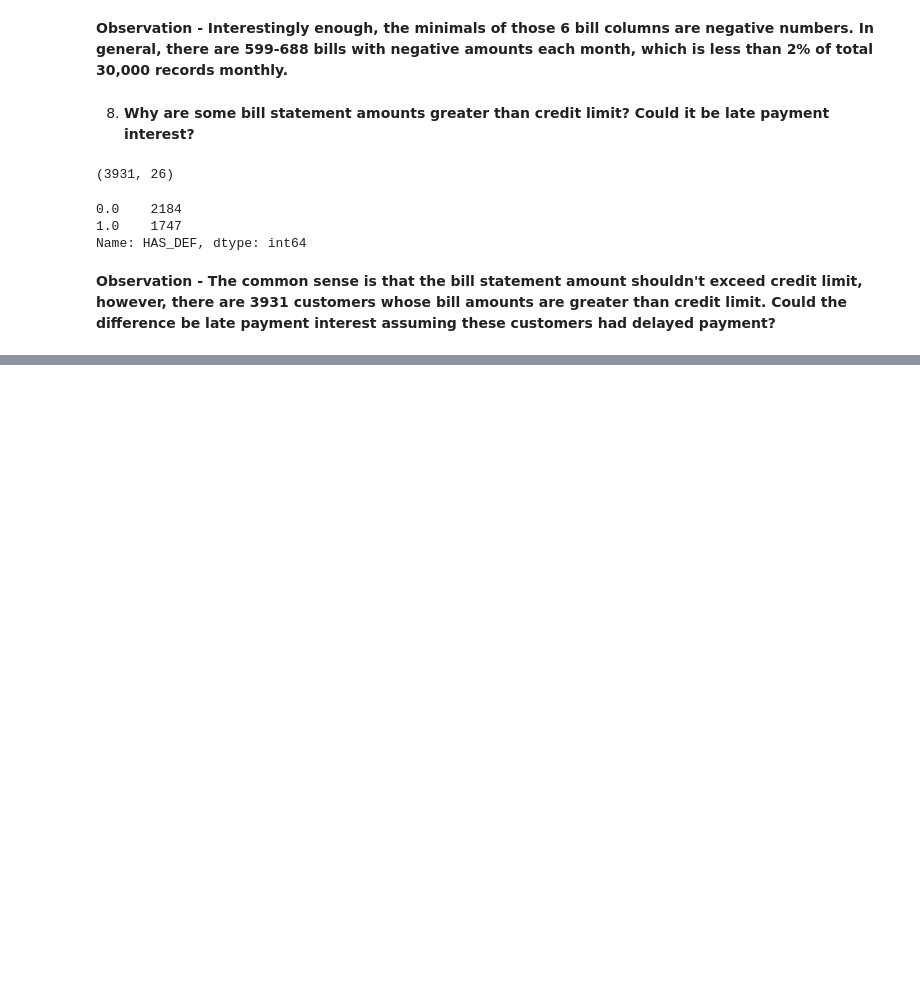
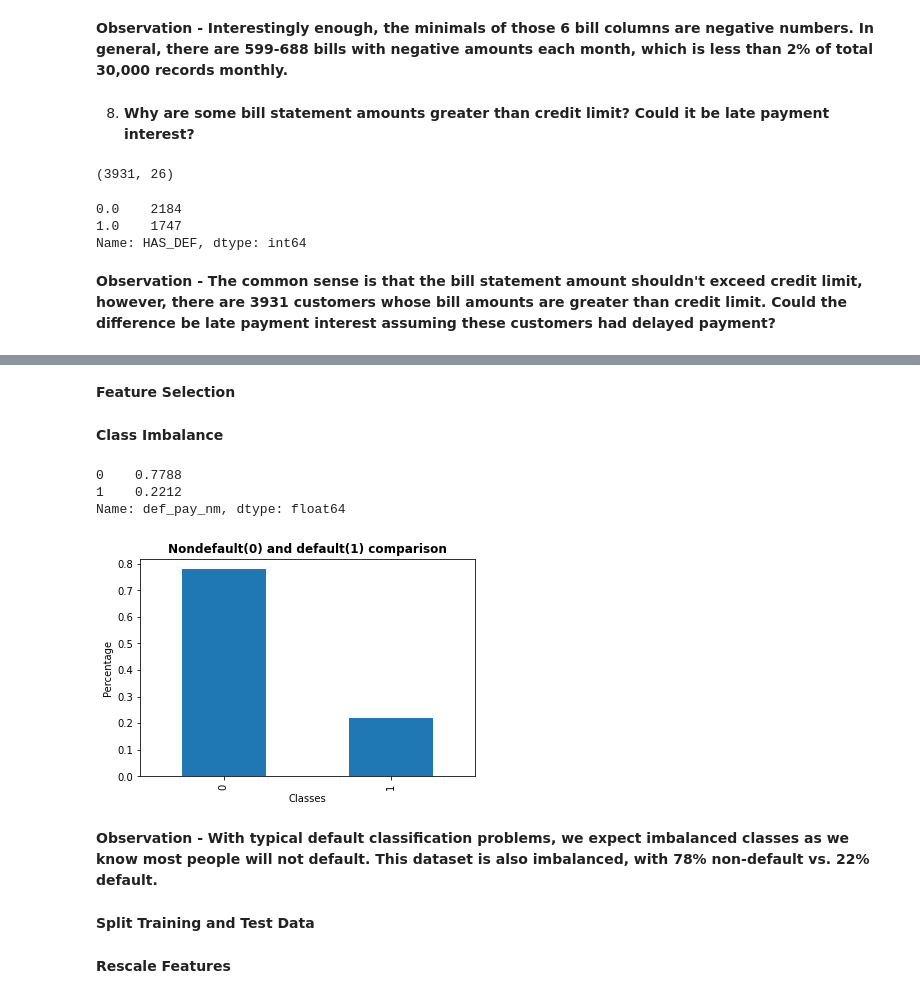
Before and after one commit to DSJibran/Credit-Card-Default-Prediction, a Jupyter notebook: Credit_Card_Default_Prediction.ipynb, the cells around one changed output, grey strips where cells are left out. Saved outputs shown, nothing was run; the diff lists cells and outputs as text; code cells hidden in the pictures; blank space fills up the shorter version.

```diff
--- a/Credit_Card_Default_Prediction.ipynb
+++ b/Credit_Card_Default_Prediction.ipynb
@@ -597,0 +616,12 @@ Name: HAS_DEF, dtype: int64
+# %%
+#Bin ‘AGE’ data to 6 groups
+bins= [21,30,40,50,60,70,80]
+labels = list(range(6))
+df['AGE'] = pd.cut(df['AGE'],bins=bins, labels=labels,right=False)
+
+# Covert categorical column into integer by extracting the code of the categories
+df.AGE = df.AGE.cat.codes
+# %%
+df['SEX'] = pd.get_dummies(df['SEX'],drop_first = True)
+# %% [markdown]
+**Feature Selection**
@@ -597,0 +639,22 @@ Name: HAS_DEF, dtype: int64
+# %% [markdown]
+**Class Imbalance**
+# %%
+# Check target classes balancec
+cla_bal = df['def_pay_nm'].value_counts(normalize=True)
+print(cla_bal)
+
+# Plot the classes
+cla_bal.plot(kind = 'bar')
+plt.title('Nondefault(0) and default(1) comparison',fontweight = "bold")
+plt.xlabel('Classes')
+plt.ylabel('Percentage')
+plt.show()
+# %% [output]
+0    0.7788
+1    0.2212
+Name: def_pay_nm, dtype: float64
+[figure, added]
+# %% [markdown]
+**Observation - With typical default classification problems, we expect imbalanced classes as we know most people will not default. This dataset is also imbalanced, with 78% non-default vs. 22% default.**
+# %% [markdown]
+**Split Training and Test Data**
@@ -597,0 +675,2 @@ Name: HAS_DEF, dtype: int64
+# %% [markdown]
+**Rescale Features**
```
Also changed, not shown: parts of 32 cells of this notebook.
